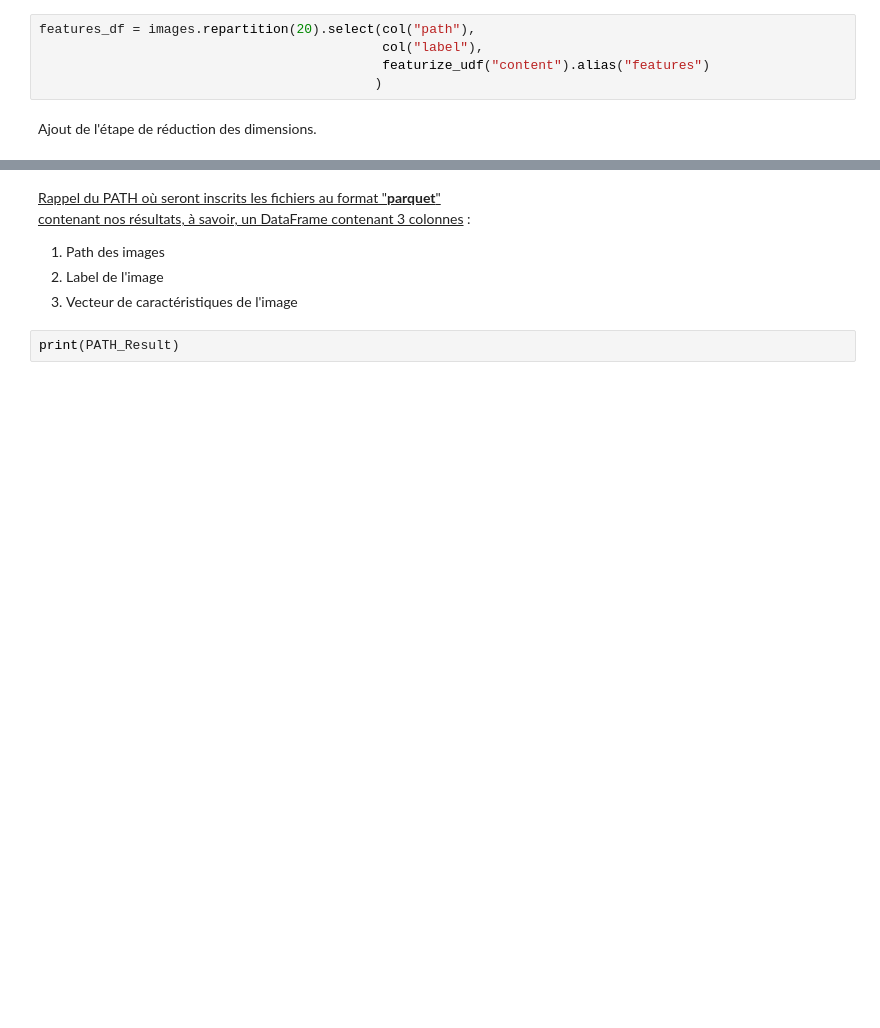
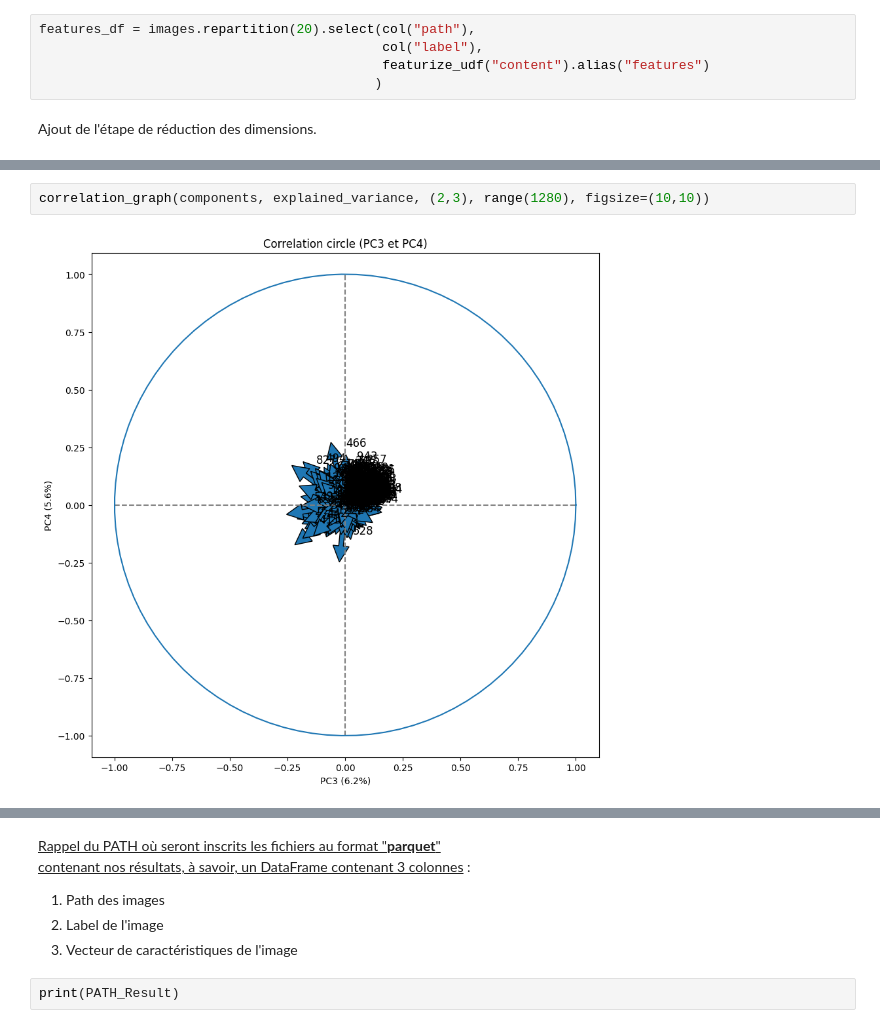
Before and after one commit to Unipto/DS_9, a Jupyter notebook: Mode_operatoire/P9_Notebook_Linux_EMR_PySpark_V1.0.ipynb, the cells around one changed output, grey strips where cells are left out. Drawn from its saved outputs; the diff is of its cells as text; blank space fills up the shorter version.

```diff
--- a/Mode_operatoire/P9_Notebook_Linux_EMR_PySpark_V1.0.ipynb
+++ b/Mode_operatoire/P9_Notebook_Linux_EMR_PySpark_V1.0.ipynb
@@ -607,0 +701,4 @@ To enable the following instructions: AVX2 FMA, in other operations, rebuild Ten
+# %%
+correlation_graph(components, explained_variance, (2,3), range(1280), figsize=(10,10))
+# %% [output]
+[figure, added]
```
Also changed, not shown: parts of 17 cells of this notebook.
